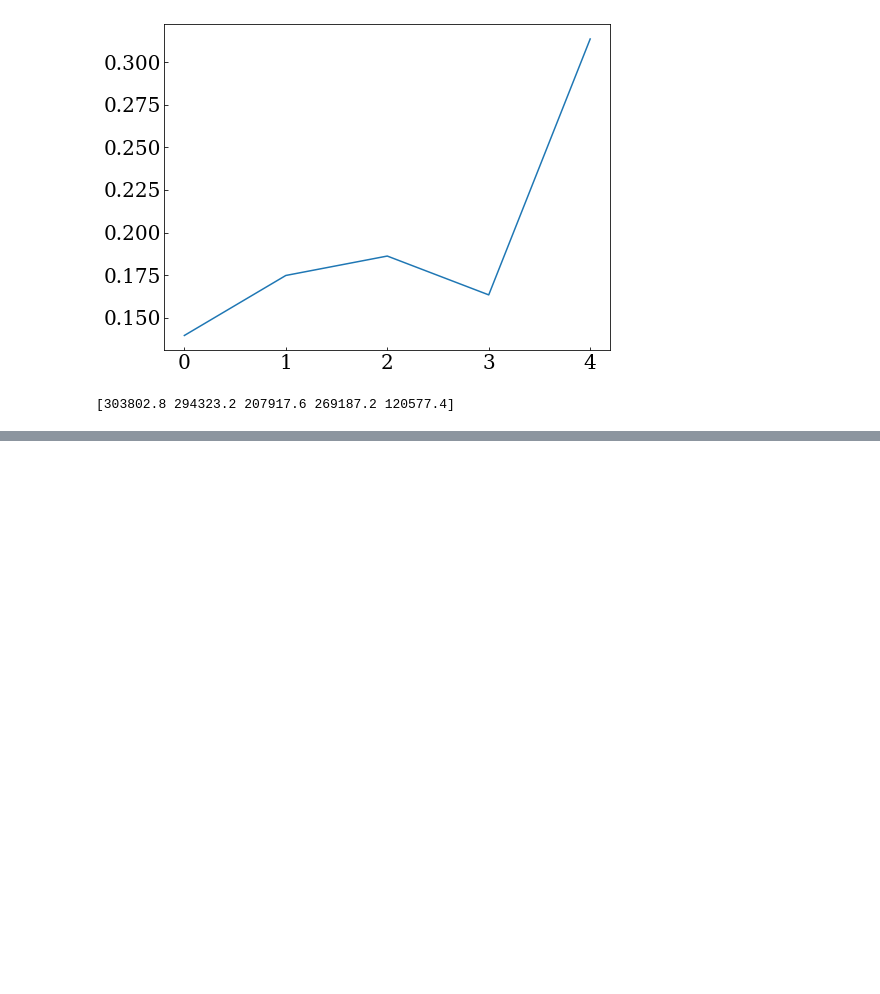
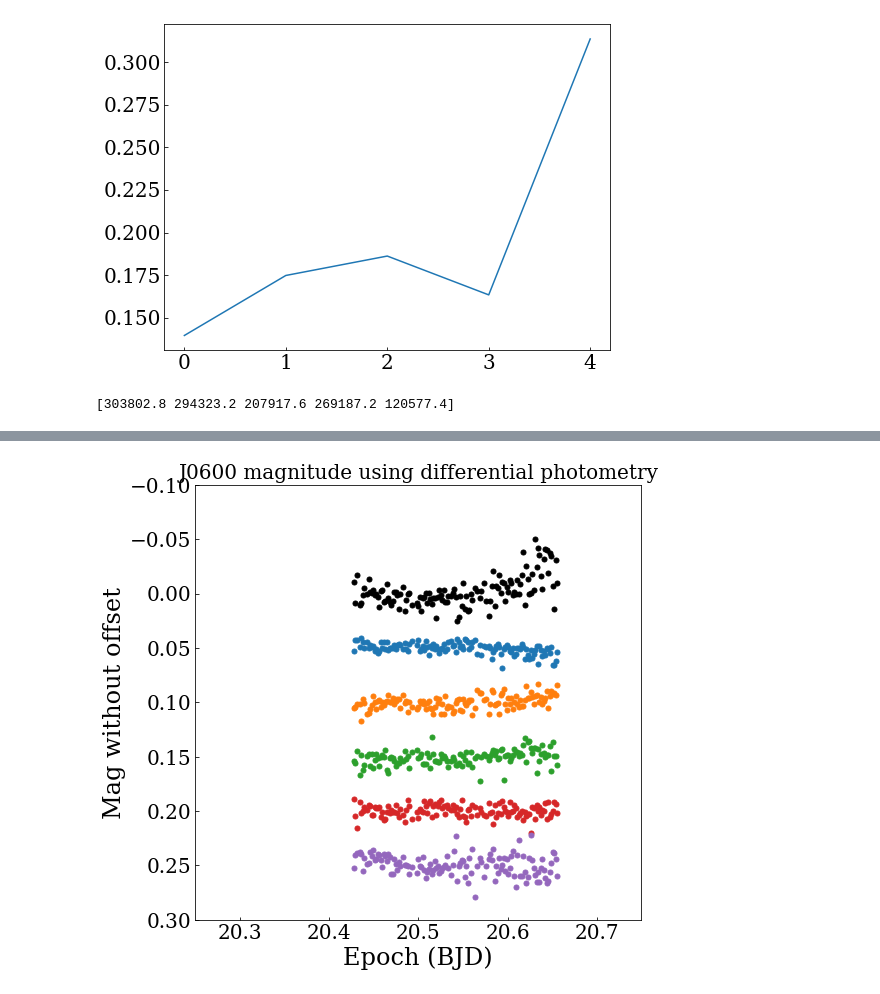
Before and after one commit to BartOuwehand/BRPJ0600, a Jupyter notebook: astep1.ipynb, the cells around one changed output, grey strips where cells are left out. Saved outputs shown, nothing was run; the diff lists cells and outputs as text; code cells hidden in the pictures; blank space fills up the shorter version.

```diff
--- a/astep1.ipynb
+++ b/astep1.ipynb
@@ -116,13 +84,0 @@ def distance(xobj,yobj, xlist,ylist):
-# %%
-# Extract the magnitudes from the stars in 400" radius around J0600
-import astropy.units as u
-from astropy.coordinates import SkyCoord
-from astroquery.gaia import Gaia
-
-# Coords of J0600: 90.00316332976436 -31.007910088843165
-coord = SkyCoord(ra=90.003163, dec=-31.007910, unit=(u.degree, u.degree), frame='icrs')
-radius = u.Quantity(0.25, u.degree)
-Gaia.ROW_LIMIT = -1
-j = Gaia.cone_search_async(coord, radius)
-r = j.get_results()
-r.pprint()
@@ -511,0 +354,22 @@ plt.show()
+# %%
+i,j = 3,2
+
+m1 = epoch-9000 > lims[i,j,0]
+m2 = epoch-9000 < lims[i,j,1]
+
+plt.figure(figsize=(8,8))
+plt.plot(epoch-9000,-2.5*np.log10(J0600_flux/ALC)-np.nanmedian((-2.5*np.log10(J0600_flux/ALC))[m1*m2]),
+                 marker='.',linestyle='',markersize=10,c='black')
+for s in range(5):#[0,1,3]:
+    plt.plot(epoch-9000,-2.5*np.log10(flux[:,s]/ALC)-np.nanmedian((-2.5*np.log10(flux[:,s]/ALC))[m1*m2])+0.05*(s+1),
+                 marker='.',linestyle='',markersize=10)
+
+plt.title("J0600 magnitude using differential photometry")
+plt.xlabel("Epoch (BJD)")
+plt.ylabel("Mag without offset")
+plt.xlim(lims[i,j])
+plt.ylim(-0.1,0.3)
+plt.gca().invert_yaxis()
+plt.show()
+# %% [output]
+[figure, added]
```
Also changed, not shown: parts of 17 cells of this notebook.
